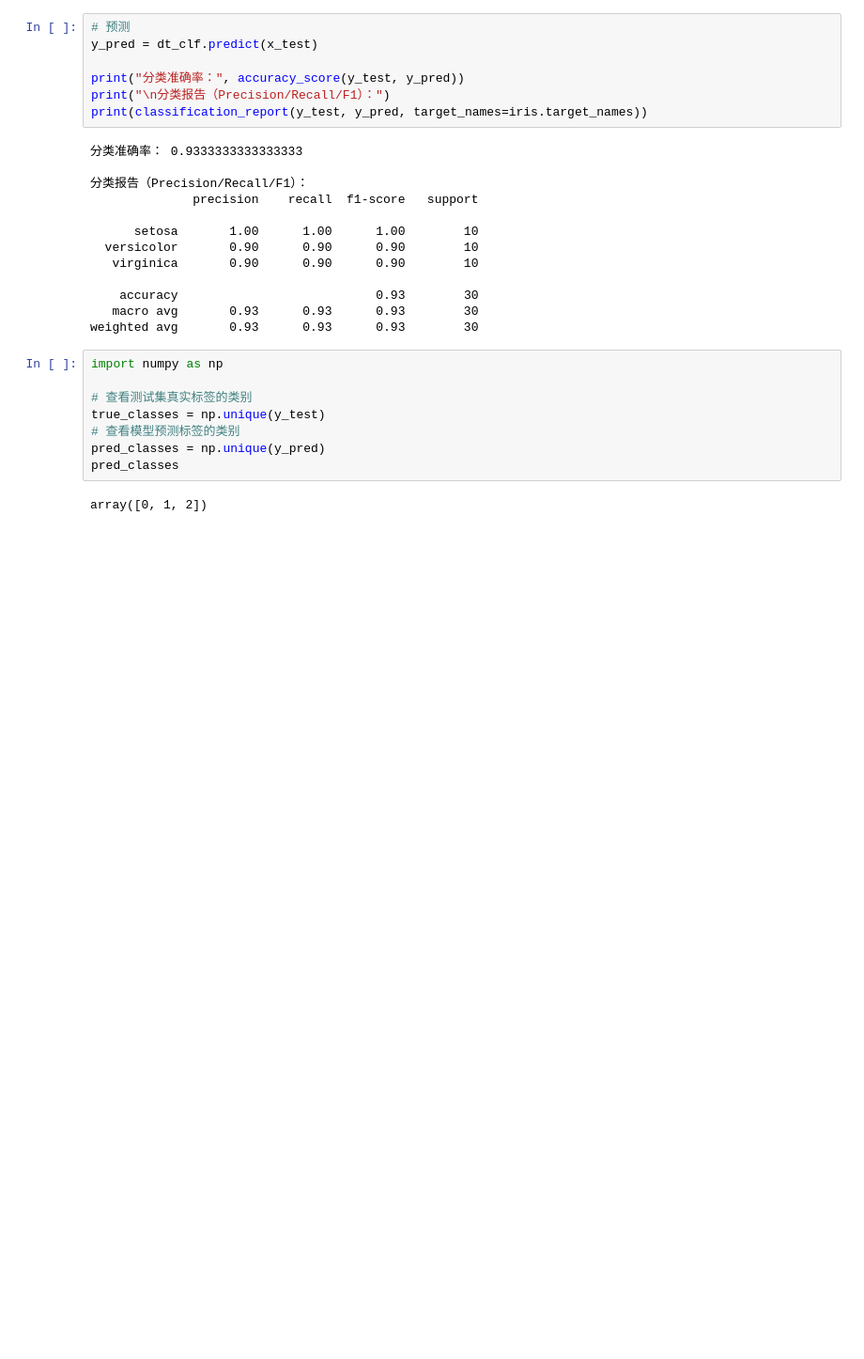
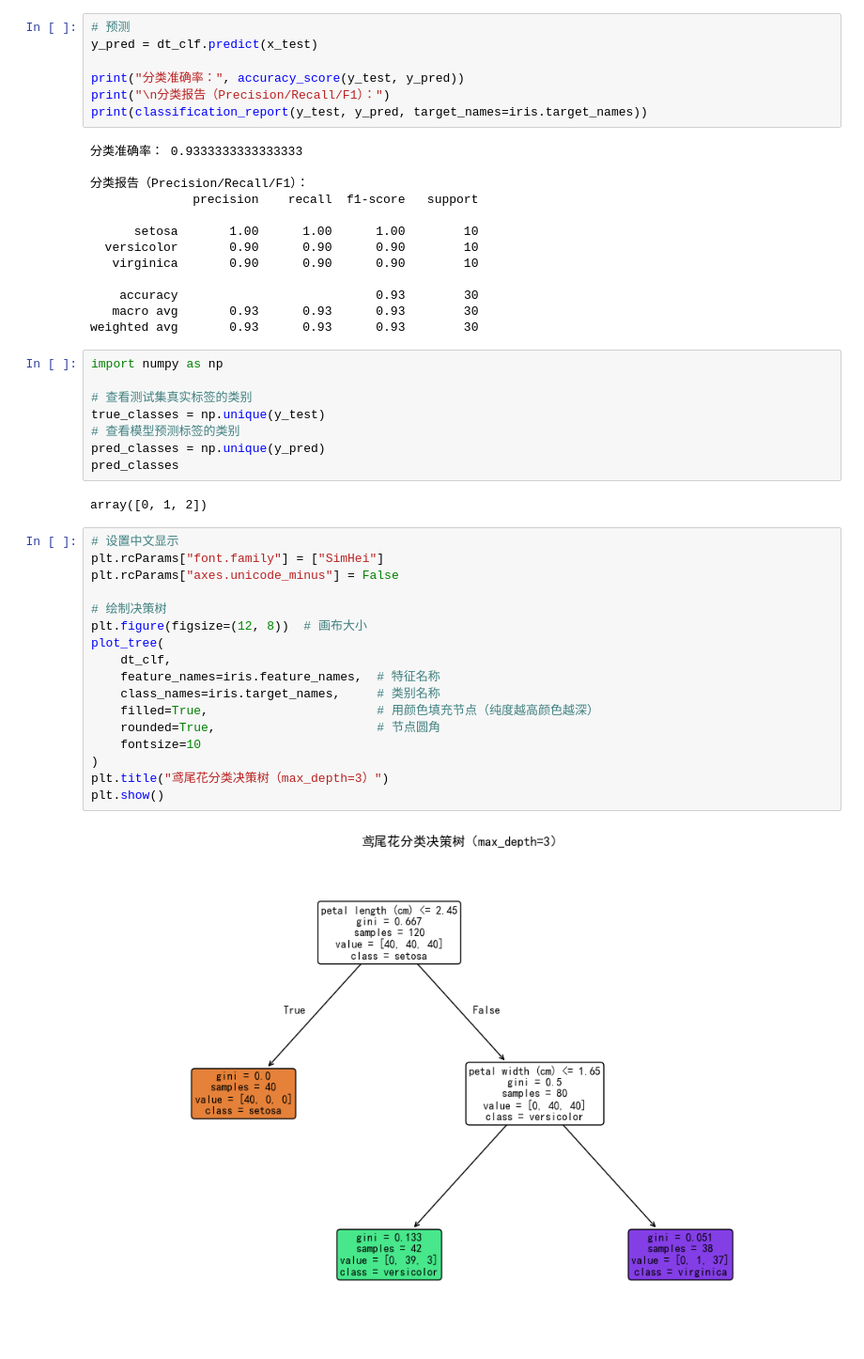
Before and after one commit to S0ngRu1/Smooth-Python, a Jupyter notebook: decision_tree.ipynb, the cells around one changed output. Shown at 94% size. Drawn from its saved outputs; the diff is of its cells as text; blank space fills up the shorter version.

Commit message:
feat: decision tree.ipynb

```diff
--- a/decision_tree.ipynb
+++ b/decision_tree.ipynb
@@ -73,3 +73,22 @@ pred_classes = np.unique(y_pred)
 pred_classes
 # %% [output]
 array([0, 1, 2])
+# %%
+# 设置中文显示
+plt.rcParams["font.family"] = ["SimHei"]
+plt.rcParams["axes.unicode_minus"] = False
+
+# 绘制决策树
+plt.figure(figsize=(12, 8))  # 画布大小
+plot_tree(
+    dt_clf,
+    feature_names=iris.feature_names,  # 特征名称
+    class_names=iris.target_names,     # 类别名称
+    filled=True,                       # 用颜色填充节点（纯度越高颜色越深）
+    rounded=True,                      # 节点圆角
+    fontsize=10
+)
+plt.title("鸢尾花分类决策树（max_depth=3）")
+plt.show()
+# %% [output]
+[figure, added]
```
